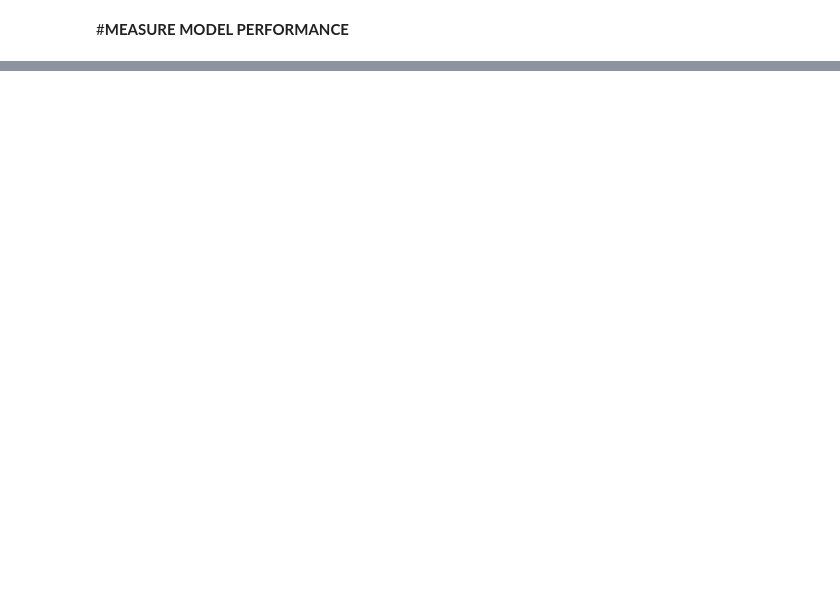
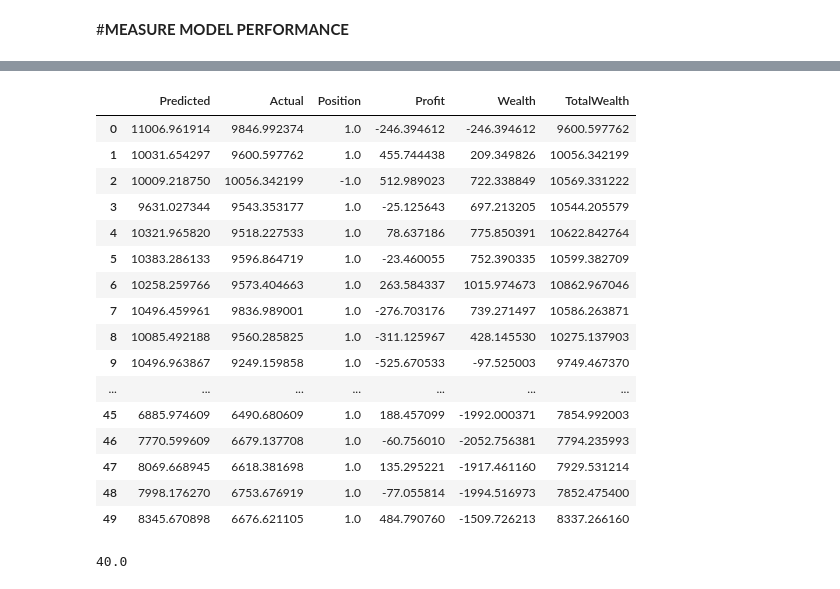
Before and after one commit to miguelperosanz/Sentiment_analysis, a Jupyter notebook: AwesomeNetwork.ipynb, the cells around one changed output, grey strips where cells are left out. Saved outputs shown, nothing was run; the diff lists cells and outputs as text; code cells hidden in the pictures; blank space fills up the shorter version.

```diff
--- a/AwesomeNetwork.ipynb
+++ b/AwesomeNetwork.ipynb
@@ -57,6 +106,5 @@ data.shape
 # %% [markdown]
 #**DEFINE INPUTS AND TARGET FEATURES**
 # %%
-X=data[['Open','High','Low','Close','Volume']]
+X=data[['Open','High','Low','Close','Volume', 'RSI5', 'RSI14']]
 y=data.Close.shift(-1)
-X.tail()
@@ -71,5 +111,5 @@ X.tail()
 # %%
-timestep=10
+timestep=20
 X_list=[]
 y_list=[]
 for i in range(timestep,len(X)):
@@ -82,5 +122,5 @@ y_train=np.array(y_list)[:-test_size]
 X_test=np.array(X_list)[-test_size:]
 y_test=np.array(y_list)[-test_size:]
 
-X_train.shape
+X_train
 # %% [output]
@@ -94,9 +150,9 @@ from keras.layers import Dropout
 from keras.layers import Dense
 from keras.callbacks import ModelCheckpoint
 
-dropout_ratio=0.5
+dropout_ratio=0.2
 model=Sequential()
-model.add(SimpleRNN(timestep,input_shape=(X_train.shape[1], X_train.shape[2])))
+model.add(SimpleRNN(timestep,input_shape=(X_train.shape[1],X_train.shape[2])))
 model.add(Dense(32))
 model.add(Dropout(dropout_ratio))
 model.add(Dense(64))
@@ -112,7 +168,6 @@ model.add(Dropout(dropout_ratio))
 model.add(Dense(2048))
 model.add(Dropout(dropout_ratio))
 model.add(Dense(1))
-model.compile(loss='mean_squared_error',
-              optimizer='adam')
+model.compile(loss='mean_squared_error', optimizer='adam')
 model.summary()
 # %% [output]
@@ -138,5 +193,5 @@ _________________________________________________________________
 # %%
 filepath="weights-btc.hdf5"
 checkpoint = ModelCheckpoint(filepath, monitor='val_loss', verbose=1, save_best_only=True, mode='auto')
-history = model.fit(X_train, y_train, epochs=200, batch_size=50, verbose=1, validation_split=0.2, callbacks=[checkpoint])
+history = model.fit(X_train, y_train, epochs=100, batch_size=50, verbose=1, validation_split=0.2,callbacks=[checkpoint])
 # %% [output]
@@ -232,0 +309,24 @@ sample.Actual.plot(color='yellow')
+# %%
+performance.head(50)
+# %% [output]
+|  | Predicted | Actual | Position | Profit | Wealth | TotalWealth |
+| 0 | 11006.961914 | 9846.992374 | 1.0 | -246.394612 | -246.394612 | 9600.597762 |
+| 1 | 10031.654297 | 9600.597762 | 1.0 | 455.744438 | 209.349826 | 10056.342199 |
+| 2 | 10009.218750 | 10056.342199 | -1.0 | 512.989023 | 722.338849 | 10569.331222 |
+| 3 | 9631.027344 | 9543.353177 | 1.0 | -25.125643 | 697.213205 | 10544.205579 |
+| 4 | 10321.965820 | 9518.227533 | 1.0 | 78.637186 | 775.850391 | 10622.842764 |
+| 5 | 10383.286133 | 9596.864719 | 1.0 | -23.460055 | 752.390335 | 10599.382709 |
+| 6 | 10258.259766 | 9573.404663 | 1.0 | 263.584337 | 1015.974673 | 10862.967046 |
+| 7 | 10496.459961 | 9836.989001 | 1.0 | -276.703176 | 739.271497 | 10586.263871 |
+| 8 | 10085.492188 | 9560.285825 | 1.0 | -311.125967 | 428.145530 | 10275.137903 |
+| 9 | 10496.963867 | 9249.159858 | 1.0 | -525.670533 | -97.525003 | 9749.467370 |
+| ... | ... | ... | ... | ... | ... | ... |
+| 45 | 6885.974609 | 6490.680609 | 1.0 | 188.457099 | -1992.000371 | 7854.992003 |
+| 46 | 7770.599609 | 6679.137708 | 1.0 | -60.756010 | -2052.756381 | 7794.235993 |
+| 47 | 8069.668945 | 6618.381698 | 1.0 | 135.295221 | -1917.461160 | 7929.531214 |
+| 48 | 7998.176270 | 6753.676919 | 1.0 | -77.055814 | -1994.516973 | 7852.475400 |
+| 49 | 8345.670898 | 6676.621105 | 1.0 | 484.790760 | -1509.726213 | 8337.266160 |
+# %%
+(len(sample.loc[sample.Profit > 0])/len(sample))*100
+# %% [output]
+40.0
```
Also changed, not shown: parts of 17 cells of this notebook, 1 other file.
